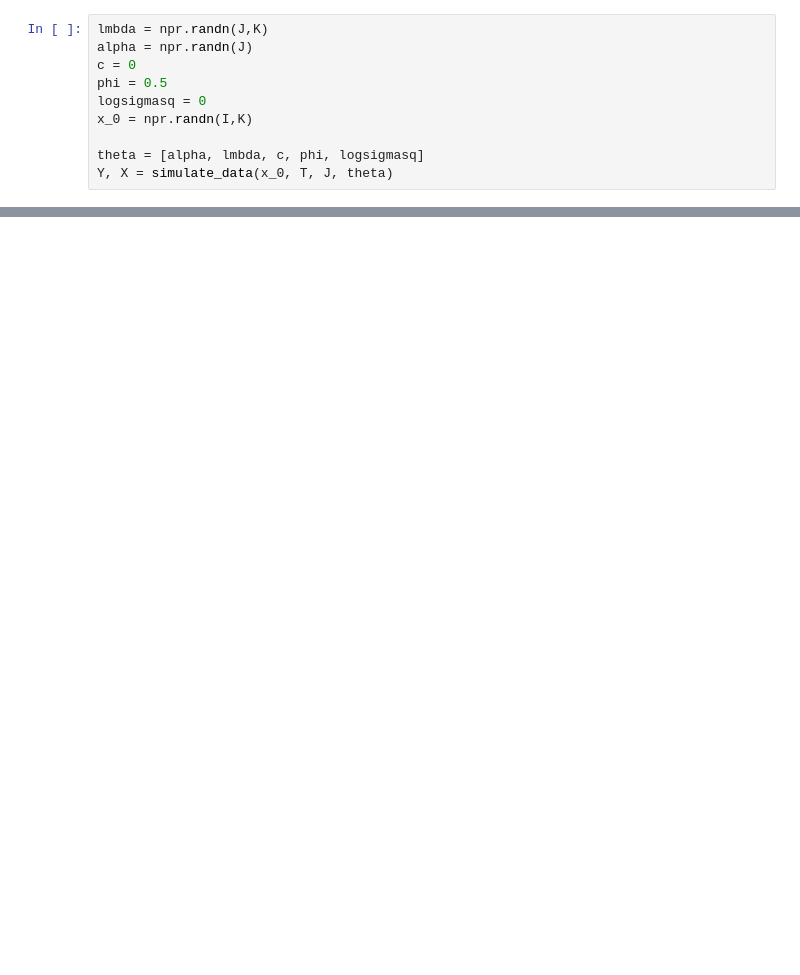
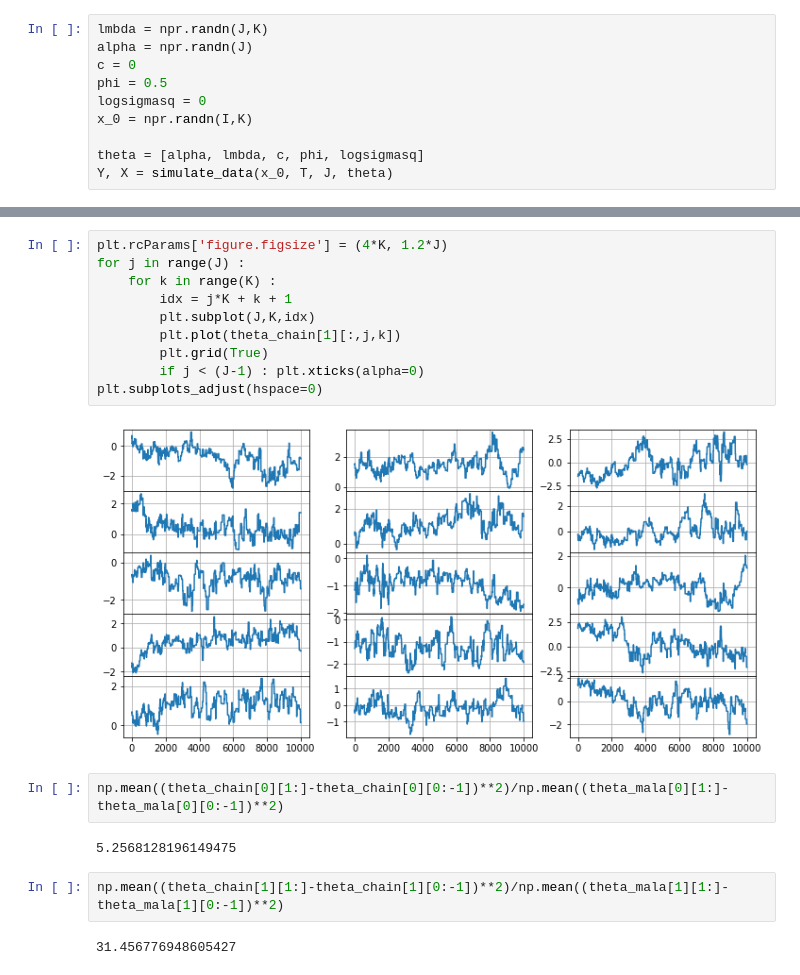
Before and after one commit to deborsheesen/DC-BATS-deborshee, a Jupyter notebook: ecology/mala.ipynb, the cells around one changed output, grey strips where cells are left out. Cells and saved outputs as stored; diff of their text form; blank space fills up the shorter version.

```diff
--- a/ecology/mala.ipynb
+++ b/ecology/mala.ipynb
@@ -87,3 +122,23 @@ plt.grid(True);
+# %%
+plt.rcParams['figure.figsize'] = (4*K, 1.2*J)
+for j in range(J) :
+    for k in range(K) :
+        idx = j*K + k + 1
+        plt.subplot(J,K,idx)
+        plt.plot(theta_chain[1][:,j,k])
+        plt.grid(True)
+        if j < (J-1) : plt.xticks(alpha=0)
+plt.subplots_adjust(hspace=0)
+# %% [output]
+[figure, added]
+# %%
+np.mean((theta_chain[0][1:]-theta_chain[0][0:-1])**2)/np.mean((theta_mala[0][1:]-theta_mala[0][0:-1])**2)
+# %% [output]
+5.2568128196149475
+# %%
+np.mean((theta_chain[1][1:]-theta_chain[1][0:-1])**2)/np.mean((theta_mala[1][1:]-theta_mala[1][0:-1])**2)
+# %% [output]
+31.456776948605427
 # %%
 np.std(theta_chain[0],0)
 # %% [output]
```
Also changed, not shown: parts of 12 cells of this notebook, 4 other files.
